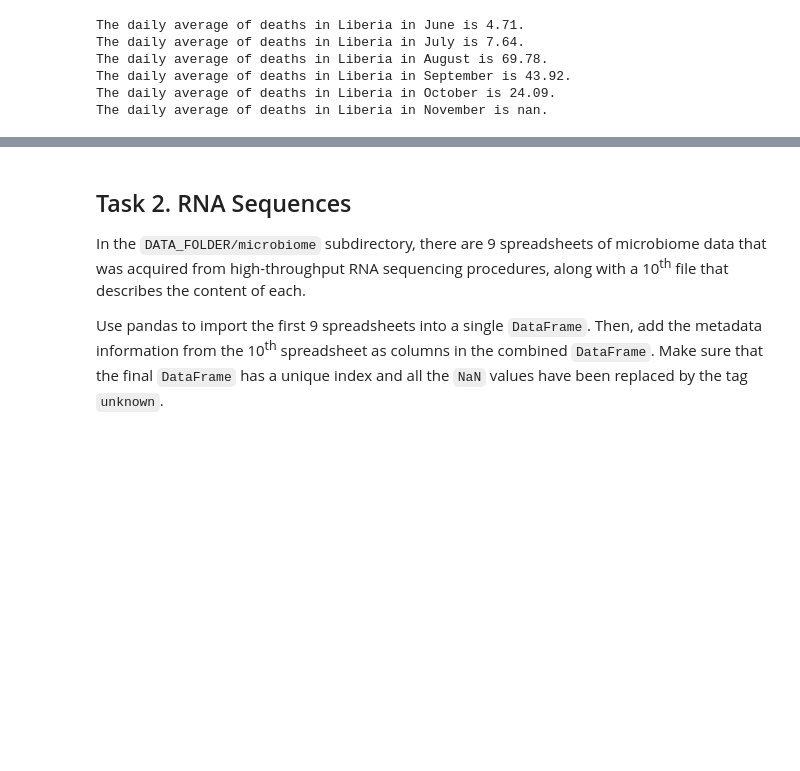
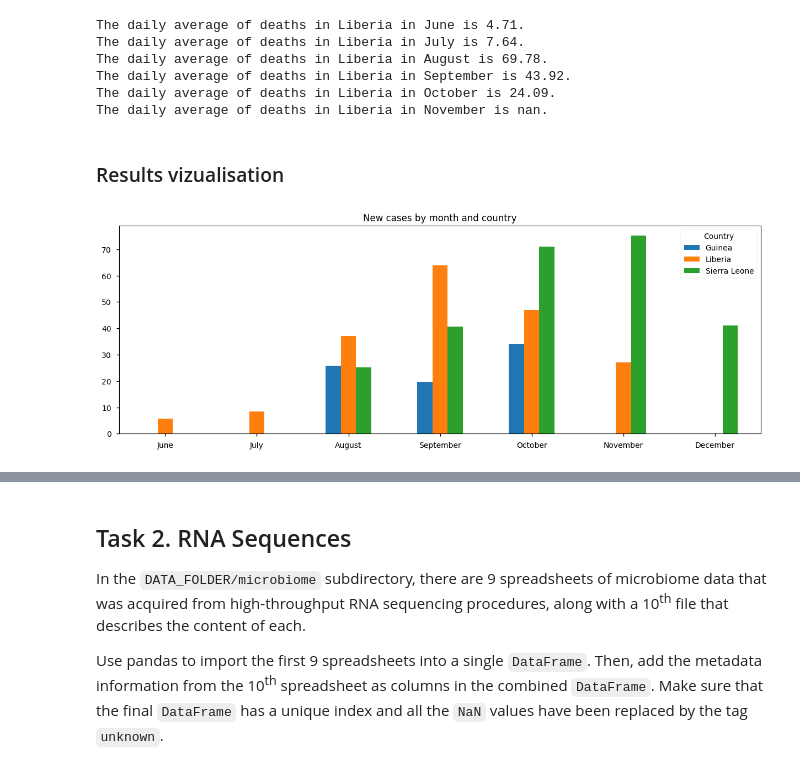
Before and after one commit to SCHValaris/ADA_Homeworks, a Jupyter notebook: Draft_Homework1/Homework1.ipynb, the cells around one changed output, grey strips where cells are left out. Drawn from its saved outputs; the diff is of its cells as text; code cells hidden in the pictures; blank space fills up the shorter version.

Commit message:
Adding data vizualisation for task 1 of Homework 1

```diff
--- a/Draft_Homework1/Homework1.ipynb
+++ b/Draft_Homework1/Homework1.ipynb
@@ -417,11 +417,11 @@ for i in range(len(first_oc)):
 #we compute the values
 values = [int(a) - int(b) for a,b in zip(last_val,first_val)]
 final_values = [a/b for a,b in zip(values,nb_day)]
-final_values = [np.NaN if x==0 else x for x in final_values]
+final_values_sl = [np.NaN if x==0 else x for x in final_values]
 
 #print the values
 for i in range(len(cases_sl)):
-    print("The daily average of deaths in Sierre Leone in %s is %.2f." % (name_month[i],final_values[i]))
+    print("The daily average of deaths in Sierre Leone in %s is %.2f." % (name_month_sl[i],final_values_sl[i]))
 # %% [output]
 The daily average of deaths in Sierre Leone in August is 6.60.
 The daily average of deaths in Sierre Leone in September is 5.31.
@@ -438,7 +438,7 @@ cases_per_month_lib = []
 helper_lib =  df.loc['Liberia']
 helper_lib = helper_lib.reset_index()
 nb = helper_lib['Date'].value_counts(sort = False).reindex(pd.unique(helper_lib.Date)).tolist()
-name_month = helper_lib.Date.unique().tolist()
+name_month_lib = helper_lib.Date.unique().tolist()
 
 #We group the dataframe by Date
 a = helper_lib.loc[:, 'Date':'Total new cases registered'].groupby('Date',sort=False)
@@ -453,7 +453,7 @@ cases_lib = [a/b for a,b in zip(cases_per_month_lib,nb)]
 
 #Print the solution
 for i in range(len(cases_lib)):
-    print("The daily average of new cases in Liberia in %s is %.2f." % (name_month[i],cases_lib[i]))
+    print("The daily average of new cases in Liberia in %s is %.2f." % (name_month_lib[i],cases_lib[i]))
 # %% [output]
 The daily average of new cases in Liberia in June is 5.71.
 The daily average of new cases in Liberia in July is 8.55.
@@ -492,11 +492,11 @@ for i in range(len(first_oc)):
 #we compute the values
 values = [int(a) - int(b) for a,b in zip(last_val,first_val)]
 final_values = [a/b for a,b in zip(values,nb_day)]
-final_values = [np.NaN if x==0 else x for x in final_values]
+final_values_lib = [np.NaN if x==0 else x for x in final_values]
 
 #print the values
 for i in range(len(cases_lib)):
-    print("The daily average of deaths in Liberia in %s is %.2f." % (name_month[i],final_values[i]))
+    print("The daily average of deaths in Liberia in %s is %.2f." % (name_month_lib[i],final_values_lib[i]))
 # %% [output]
 The daily average of deaths in Liberia in June is 4.71.
 The daily average of deaths in Liberia in July is 7.64.
@@ -504,3 +504,5 @@ The daily average of deaths in Liberia in August is 69.78.
 The daily average of deaths in Liberia in September is 43.92.
 The daily average of deaths in Liberia in October is 24.09.
 The daily average of deaths in Liberia in November is nan.
+# %% [markdown]
+### Results vizualisation
@@ -506,0 +544,15 @@ The daily average of deaths in Liberia in November is nan.
+# %%
+# We build the dataframes with the vectors
+casesDF = pd.DataFrame({'Guinea':guinea_cases, 'Liberia':lib_cases,'Sierra Leone':sl_cases})
+deathDF = pd.DataFrame({'Guinea':guinea_death, 'Liberia':lib_death,'Sierra Leone':sl_death})
+# %%
+# We plot a histogram for the new cases
+histo = casesDF.plot.bar()
+histo.set_xticklabels(all_months_names, rotation=0)
+histo.set_title('New cases by month and country')
+histo.legend(title="Country")
+
+#We delete the temporary dataframe as we do not use it later
+del casesDF
+# %% [output]
+[figure, added]
```
Also changed, not shown: parts of 20 cells of this notebook.
